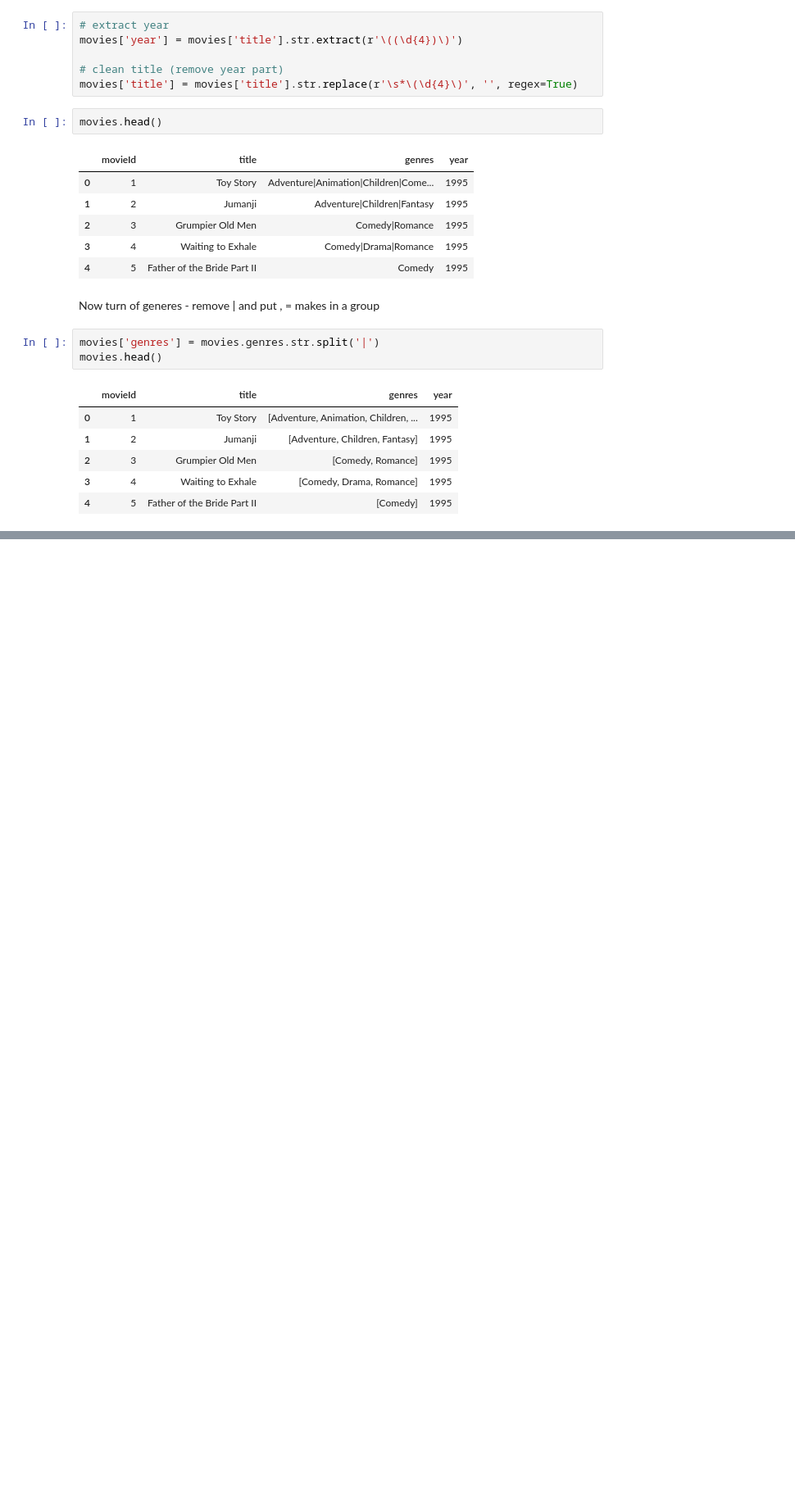
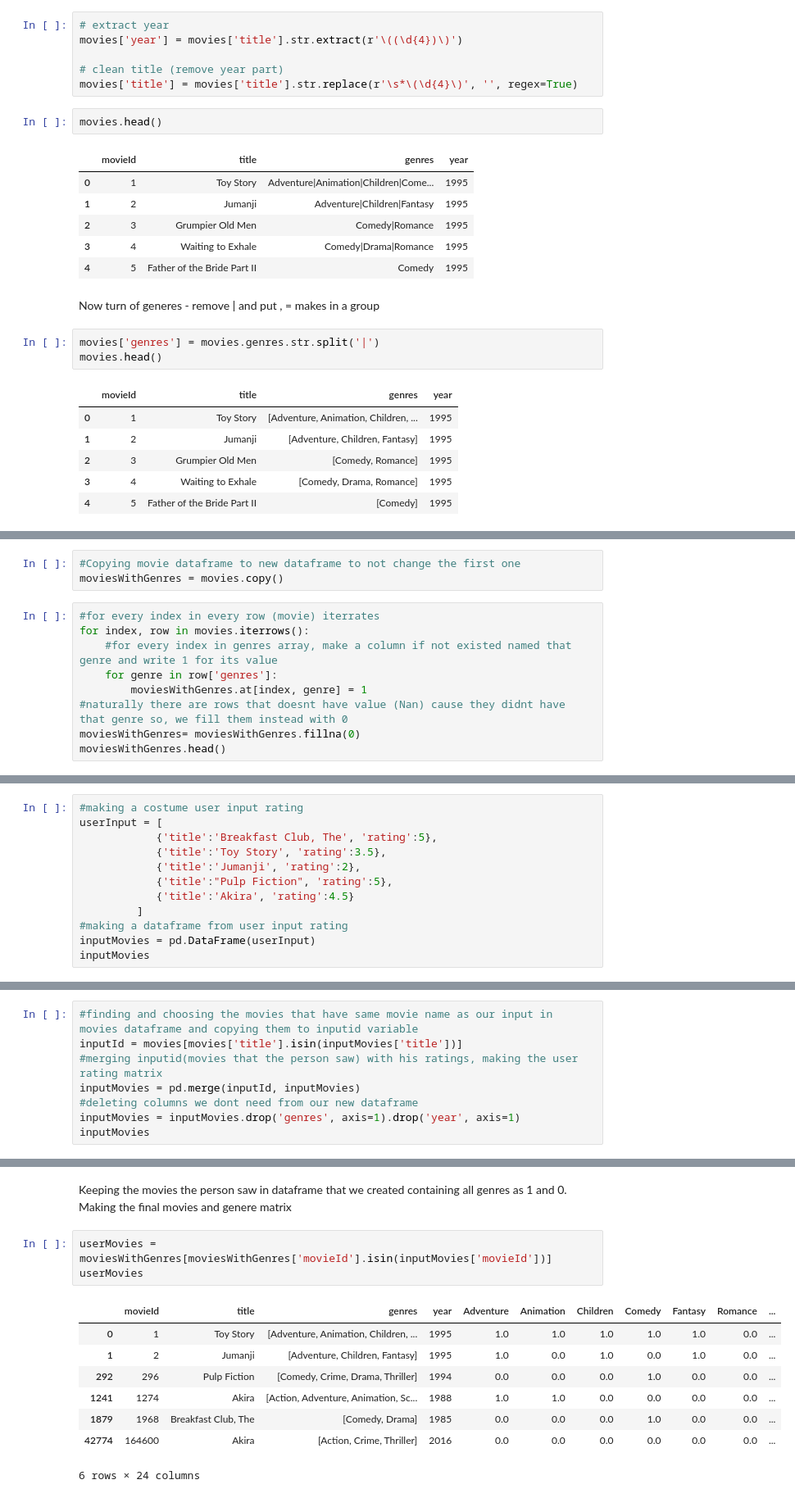
Before and after one commit to Rajputprashantsingh/EDA_Projects-, a Jupyter notebook: Movie_Recommendation/movie_recomm.ipynb, the cells around one changed output, grey strips where cells are left out. Shown at 82% size. Saved outputs shown, nothing was run; the diff lists cells and outputs as text; blank space fills up the shorter version.

```diff
--- a/Movie_Recommendation/movie_recomm.ipynb
+++ b/Movie_Recommendation/movie_recomm.ipynb
@@ -60,0 +63,12 @@ movies.head()
+# %%
+#Copying movie dataframe to new dataframe to not change the first one
+moviesWithGenres = movies.copy()
+# %%
+#for every index in every row (movie) iterrates
+for index, row in movies.iterrows():
+    #for every index in genres array, make a column if not existed named that genre and write 1 for its value
+    for genre in row['genres']:
+        moviesWithGenres.at[index, genre] = 1
+#naturally there are rows that doesnt have value (Nan) cause they didnt have that genre so, we fill them instead with 0
+moviesWithGenres= moviesWithGenres.fillna(0)
+moviesWithGenres.head()
@@ -60,0 +106,12 @@ movies.head()
+# %%
+#making a costume user input rating
+userInput = [
+            {'title':'Breakfast Club, The', 'rating':5},
+            {'title':'Toy Story', 'rating':3.5},
+            {'title':'Jumanji', 'rating':2},
+            {'title':"Pulp Fiction", 'rating':5},
+            {'title':'Akira', 'rating':4.5}
+         ]
+#making a dataframe from user input rating
+inputMovies = pd.DataFrame(userInput)
+inputMovies
@@ -60,0 +125,8 @@ movies.head()
+# %%
+#finding and choosing the movies that have same movie name as our input in movies dataframe and copying them to inputid variable
+inputId = movies[movies['title'].isin(inputMovies['title'])]
+#merging inputid(movies that the person saw) with his ratings, making the user rating matrix
+inputMovies = pd.merge(inputId, inputMovies)
+#deleting columns we dont need from our new dataframe
+inputMovies = inputMovies.drop('genres', axis=1).drop('year', axis=1)
+inputMovies
@@ -60,0 +150,14 @@ movies.head()
+# %% [markdown]
+Keeping the movies the person saw in dataframe that we created containing all genres as 1 and 0. Making the final movies and genere matrix
+# %%
+userMovies = moviesWithGenres[moviesWithGenres['movieId'].isin(inputMovies['movieId'])]
+userMovies
+# %% [output]
+|  | movieId | title | genres | year | Adventure | Animation | Children | Comedy | Fantasy | Romance | ... |
+| 0 | 1 | Toy Story | [Adventure, Animation, Children, ... | 1995 | 1.0 | 1.0 | 1.0 | 1.0 | 1.0 | 0.0 | ... |
+| 1 | 2 | Jumanji | [Adventure, Children, Fantasy] | 1995 | 1.0 | 0.0 | 1.0 | 0.0 | 1.0 | 0.0 | ... |
+| 292 | 296 | Pulp Fiction | [Comedy, Crime, Drama, Thriller] | 1994 | 0.0 | 0.0 | 0.0 | 1.0 | 0.0 | 0.0 | ... |
+| 1241 | 1274 | Akira | [Action, Adventure, Animation, Sc... | 1988 | 1.0 | 1.0 | 0.0 | 0.0 | 0.0 | 0.0 | ... |
+| 1879 | 1968 | Breakfast Club, The | [Comedy, Drama] | 1985 | 0.0 | 0.0 | 0.0 | 1.0 | 0.0 | 0.0 | ... |
+| 42774 | 164600 | Akira | [Action, Crime, Thriller] | 2016 | 0.0 | 0.0 | 0.0 | 0.0 | 0.0 | 0.0 | ... |
+6 rows × 24 columns
```
Also changed, not shown: parts of 31 cells of this notebook.
